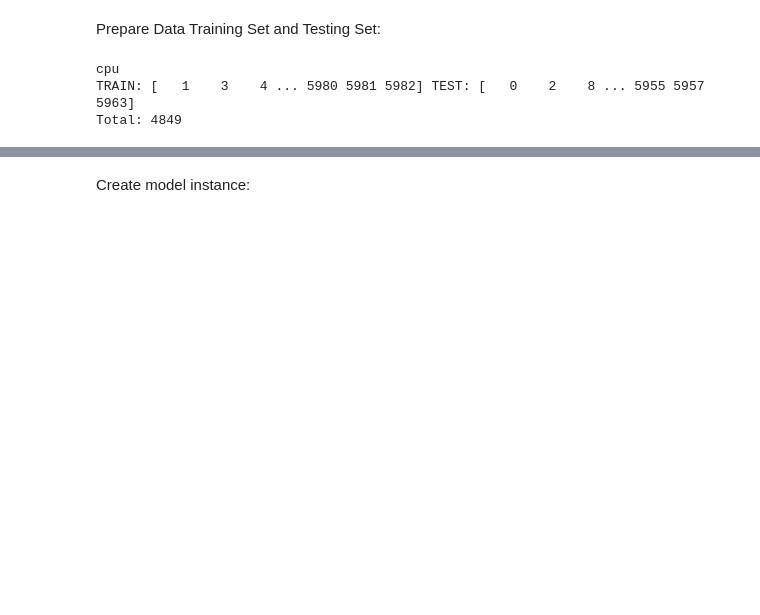
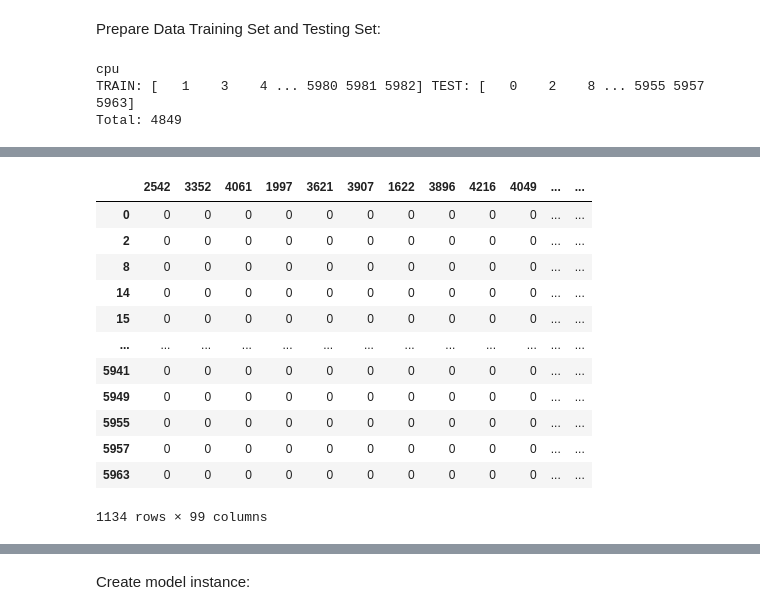
Before and after one commit to szymonrucinski/bert-knows-categories, a Jupyter notebook: BertMultiLabelClassifier.ipynb, the cells around one changed output, grey strips where cells are left out. Cells and saved outputs as stored; diff of their text form; code cells hidden in the pictures; blank space fills up the shorter version.

```diff
--- a/BertMultiLabelClassifier.ipynb
+++ b/BertMultiLabelClassifier.ipynb
@@ -113,9 +112,9 @@ print(device)
 #Iterative split
 # x_train,x_test,y_train,y_test = train_test_split(features,labels,test_size=0.2,stratify=labels,random_state=1)
 msss = MultilabelStratifiedShuffleSplit(n_splits=1, test_size=0.2, random_state=1)
-for train_index, test_index in msss.split(train_df, labels_df):
+for train_index, test_index in msss.split(texts_df, labels_df):
        print("TRAIN:", train_index, "TEST:", test_index)
-       x_train, x_test = train_df.iloc[train_index], train_df.iloc[test_index]
+       x_train, x_test = texts_df.iloc[train_index], texts_df.iloc[test_index]
        y_train, y_test = labels_df.iloc[train_index], labels_df.iloc[test_index]
 
 
@@ -124,8 +123,8 @@ for train_index, test_index in msss.split(train_df, labels_df):
 trainData = pd.concat([x_train,y_train],axis=1)
 testData = pd.concat([x_test,y_test],axis=1)
 
-trainData.reset_index(inplace=True)
-testData.reset_index(inplace=True)
+# trainData.reset_index(inplace=True)
+# testData.reset_index(inplace=True)
 
 # Load training dataset
 dataset = SentenceDataset(trainData)
@@ -140,0 +156,16 @@ Total: 4849
+# %%
+y_test
+# %% [output]
+|  | 2542 | 3352 | 4061 | 1997 | 3621 | 3907 | 1622 | 3896 | 4216 | 4049 | ... | ... |
+| 0 | 0 | 0 | 0 | 0 | 0 | 0 | 0 | 0 | 0 | 0 | ... | ... |
+| 2 | 0 | 0 | 0 | 0 | 0 | 0 | 0 | 0 | 0 | 0 | ... | ... |
+| 8 | 0 | 0 | 0 | 0 | 0 | 0 | 0 | 0 | 0 | 0 | ... | ... |
+| 14 | 0 | 0 | 0 | 0 | 0 | 0 | 0 | 0 | 0 | 0 | ... | ... |
+| 15 | 0 | 0 | 0 | 0 | 0 | 0 | 0 | 0 | 0 | 0 | ... | ... |
+| ... | ... | ... | ... | ... | ... | ... | ... | ... | ... | ... | ... | ... |
+| 5941 | 0 | 0 | 0 | 0 | 0 | 0 | 0 | 0 | 0 | 0 | ... | ... |
+| 5949 | 0 | 0 | 0 | 0 | 0 | 0 | 0 | 0 | 0 | 0 | ... | ... |
+| 5955 | 0 | 0 | 0 | 0 | 0 | 0 | 0 | 0 | 0 | 0 | ... | ... |
+| 5957 | 0 | 0 | 0 | 0 | 0 | 0 | 0 | 0 | 0 | 0 | ... | ... |
+| 5963 | 0 | 0 | 0 | 0 | 0 | 0 | 0 | 0 | 0 | 0 | ... | ... |
+1134 rows × 99 columns
```
Also changed, not shown: parts of 17 cells of this notebook.
